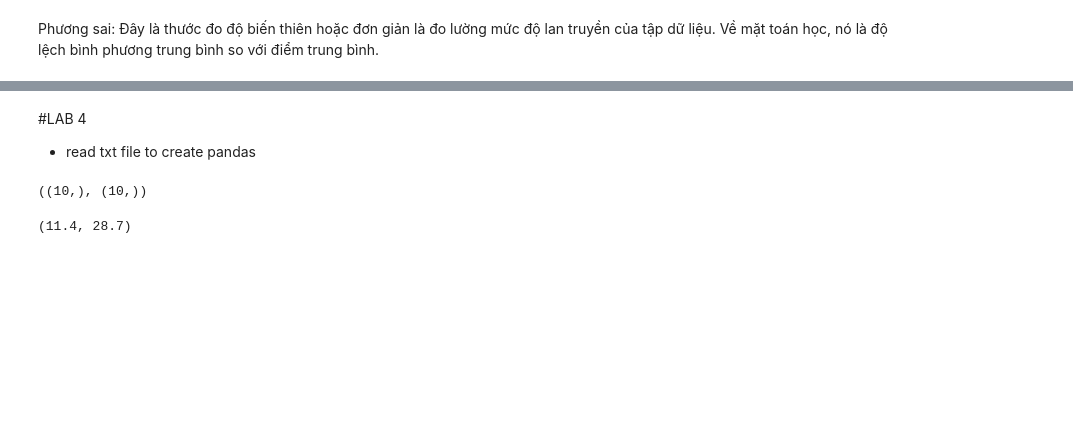
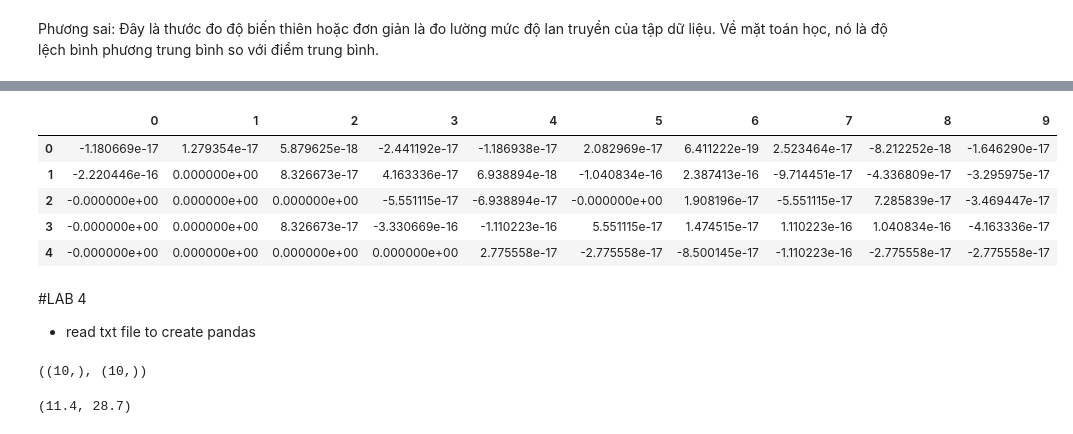
Before and after one commit to doanquanvietnamca/algorithm-2years, a Jupyter notebook: Lab2.ipynb, the cells around one changed output, grey strips where cells are left out. Cells and saved outputs as stored; diff of their text form; code cells hidden in the pictures; blank space fills up the shorter version.

```diff
--- a/Lab2.ipynb
+++ b/Lab2.ipynb
@@ -121,3 +170,12 @@ plt.pyplot.plot(pca.explained_variance_ratio_.cumsum())
+# %%
+X.head()
+# %% [output]
+|  | 0 | 1 | 2 | 3 | 4 | 5 | 6 | 7 | 8 | 9 |
+| 0 | -1.180669e-17 | 1.279354e-17 | 5.879625e-18 | -2.441192e-17 | -1.186938e-17 | 2.082969e-17 | 6.411222e-19 | 2.523464e-17 | -8.212252e-18 | -1.646290e-17 |
+| 1 | -2.220446e-16 | 0.000000e+00 | 8.326673e-17 | 4.163336e-17 | 6.938894e-18 | -1.040834e-16 | 2.387413e-16 | -9.714451e-17 | -4.336809e-17 | -3.295975e-17 |
+| 2 | -0.000000e+00 | 0.000000e+00 | 0.000000e+00 | -5.551115e-17 | -6.938894e-17 | -0.000000e+00 | 1.908196e-17 | -5.551115e-17 | 7.285839e-17 | -3.469447e-17 |
+| 3 | -0.000000e+00 | 0.000000e+00 | 8.326673e-17 | -3.330669e-16 | -1.110223e-16 | 5.551115e-17 | 1.474515e-17 | 1.110223e-16 | 1.040834e-16 | -4.163336e-17 |
+| 4 | -0.000000e+00 | 0.000000e+00 | 0.000000e+00 | 0.000000e+00 | 2.775558e-17 | -2.775558e-17 | -8.500145e-17 | -1.110223e-16 | -2.775558e-17 | -2.775558e-17 |
 # %% [markdown]
 #LAB 4
 * read txt file to create pandas
```
Also changed, not shown: parts of 28 cells of this notebook, 23 other files.
